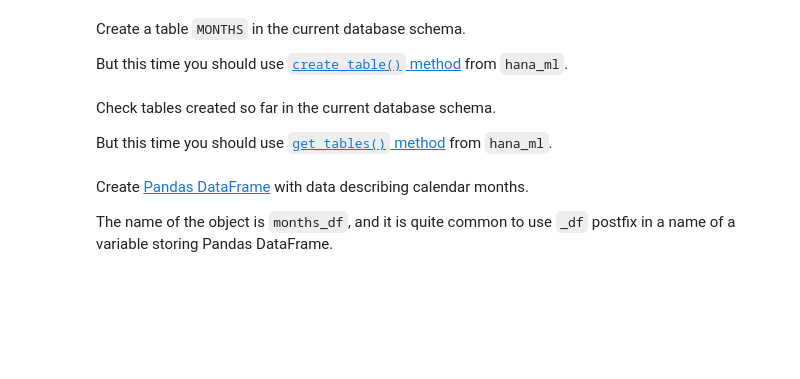
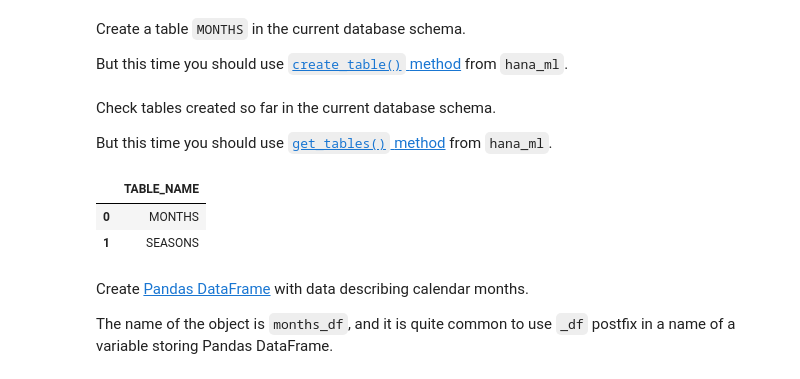
Before and after one commit to SAP-samples/sap-community-developer-challenge-eda-hana, a Jupyter notebook: notebooks/challenges/week2.ipynb, the cells around one changed output. Cells and saved outputs as stored; diff of their text form; code cells hidden in the pictures; blank space fills up the shorter version.

```diff
--- a/notebooks/challenges/week2.ipynb
+++ b/notebooks/challenges/week2.ipynb
@@ -121,7 +135,11 @@ Check tables created so far in the current database schema.
 
 But this time you should use [`get_tables()` method](https://help.sap.com/doc/cd94b08fe2e041c2ba778374572ddba9/2022_4_QRC/en-US/hana_ml.dataframe.html#hana_ml.dataframe.ConnectionContext.get_tables) from `hana_ml`.
 # %%
-myconn.get_tables
+myconn.get_tables()
+# %% [output]
+|  | TABLE_NAME |
+| 0 | MONTHS |
+| 1 | SEASONS |
 # %% [markdown]
 Create [Pandas DataFrame](https://pandas.pydata.org/docs/getting_started/intro_tutorials/01_table_oriented.html#what-kind-of-data-does-pandas-handle) with data describing calendar months.
 
```
Also changed, not shown: parts of 19 cells of this notebook.
